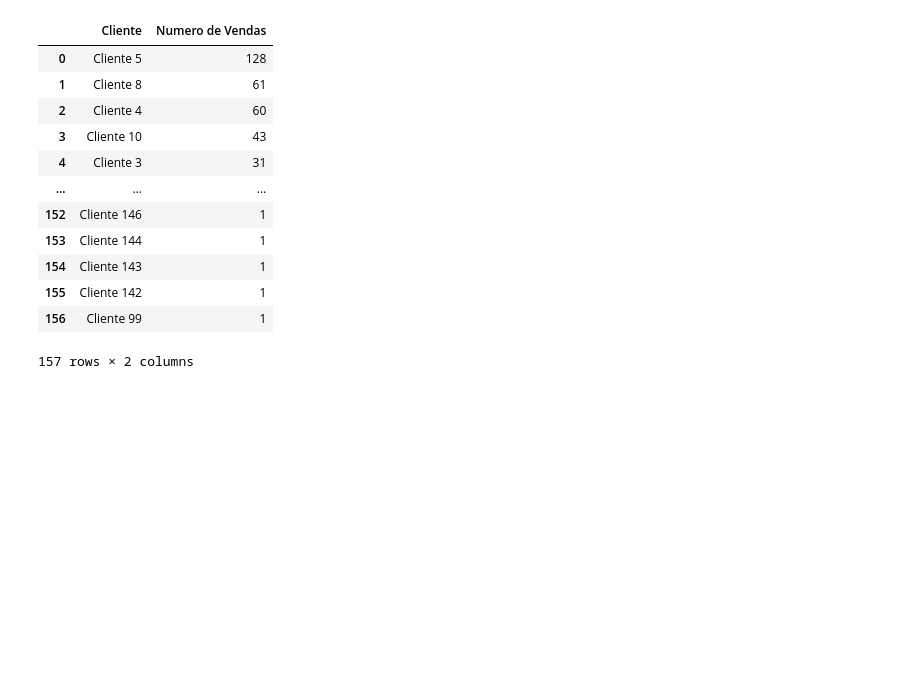
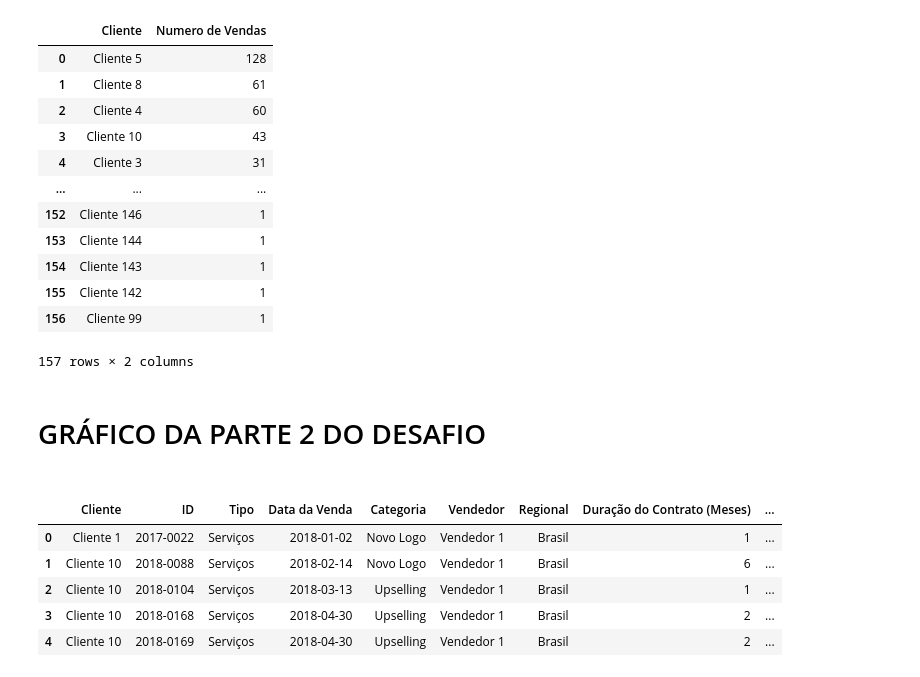
Before and after one commit to QuarksEcosystem/desafio_sql, a Jupyter notebook: desafio_sql.ipynb, the cells around one changed output. Cells and saved outputs as stored; diff of their text form; code cells hidden in the pictures; blank space fills up the shorter version.

```diff
--- a/desafio_sql.ipynb
+++ b/desafio_sql.ipynb
@@ -207,3 +207,5 @@ numero_vendas_por_cliente
 | 155 | Cliente 142 | 1 |
 | 156 | Cliente 99 | 1 |
 157 rows × 2 columns
+# %% [markdown]
+# GRÁFICO DA PARTE 2 DO DESAFIO
@@ -209,0 +214,2 @@ numero_vendas_por_cliente
+# %% [markdown]
+<p></p>
@@ -209,0 +219,9 @@ numero_vendas_por_cliente
+# %%
+database.head()
+# %% [output]
+|  | Cliente | ID | Tipo | Data da Venda | Categoria | Vendedor | Regional | Duração do Contrato (Meses) | ... |
+| 0 | Cliente 1 | 2017-0022 | Serviços | 2018-01-02 | Novo Logo | Vendedor 1 | Brasil | 1 | ... |
+| 1 | Cliente 10 | 2018-0088 | Serviços | 2018-02-14 | Novo Logo | Vendedor 1 | Brasil | 6 | ... |
+| 2 | Cliente 10 | 2018-0104 | Serviços | 2018-03-13 | Upselling | Vendedor 1 | Brasil | 1 | ... |
+| 3 | Cliente 10 | 2018-0168 | Serviços | 2018-04-30 | Upselling | Vendedor 1 | Brasil | 2 | ... |
+| 4 | Cliente 10 | 2018-0169 | Serviços | 2018-04-30 | Upselling | Vendedor 1 | Brasil | 2 | ... |
```
Also changed, not shown: parts of 4 cells of this notebook.
